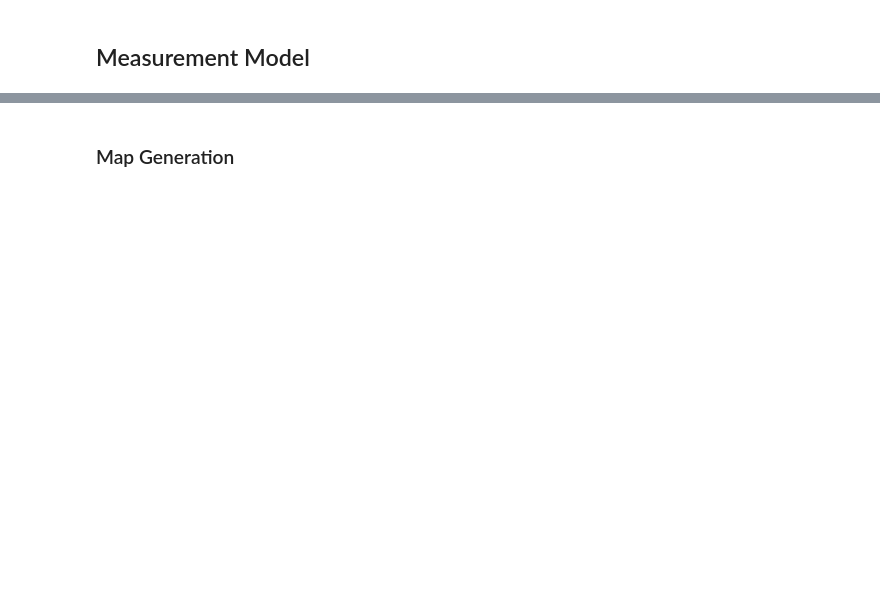
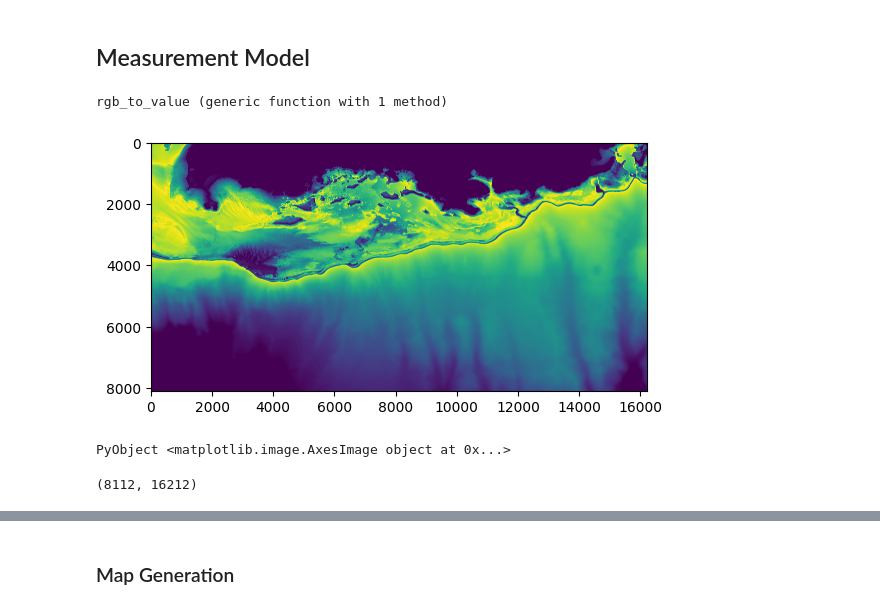
Before and after one commit to AmyPhung/GPUParticleFilter.jl, a Jupyter notebook: main.ipynb, the cells around one changed output, grey strips where cells are left out. Saved outputs shown, nothing was run; the diff lists cells and outputs as text; code cells hidden in the pictures; blank space fills up the shorter version.

```diff
--- a/main.ipynb
+++ b/main.ipynb
@@ -7,2 +126,66 @@ using Plots
 # %% [markdown]
 ## Measurement Model
+# %%
+# # using GDAL, GeoArrays
+# using Images
+
+# Open the GeoTIFF file
+filename = "/home/amy/final_project_18337/PuertoRico_SouthWest_Color.tif"
+img = load(filename)
+
+
+
+# using GeoArrays
+
+# filename = "/home/amy/final_project_18337/PuertoRico_SouthWest_Color.tif"
+# geoarray = GeoArrays.read(filename)
+
+# # # Define the latitude and longitude values
+# # lat = 42.0
+# # lon = -73.0
+
+# # # Get the transformation matrix from geographic to pixel coordinates
+# # geo_transform = dataset.geo_transform
+# # inv_geo_transform = inv(geo_transform)
+
+# # # Calculate the pixel coordinates for the given lat/lon values
+# # pixel_coords = floor.(Int, inv_geo_transform * (lon, lat, 1))
+
+# # # Look up the pixel value
+# # band = dataset["Band_1"]
+# # pixel_value = band[pixel_coords[2], pixel_coords[1]]
+
+# # Close the dataset
+# GDAL.close(dataset)
+
+# using GDAL
+
+# # Open the GeoTIFF file
+# filename = "/home/amy/final_project_18337/PuertoRico_SouthWest_Color.tif"
+# dataset = GDAL.Dataset(filename)
+
+# Define a function to convert an RGB color to a value in the range of 0 to 30
+
+function rgb_to_value(rgb_color::RGB{N0f8})
+    # Interpolate between blue and red based on the green component
+    green_component = green(rgb_color)
+    value = -30 * (1 - green_component)
+
+    # Return the value
+    return value
+end
+# %% [output]
+rgb_to_value (generic function with 1 method)
+# %%
+# Apply the rgb_to_value function to the image
+value_image = map(rgb_to_value, img)
+
+# Display the value image
+imshow(value_image)
+# %% [output]
+[figure, added]
+PyObject <matplotlib.image.AxesImage object at 0x...>
+# %%
+size(value_image)
+# %% [output]
+(8112, 16212)
```
Also changed, not shown: parts of 17 cells of this notebook.
